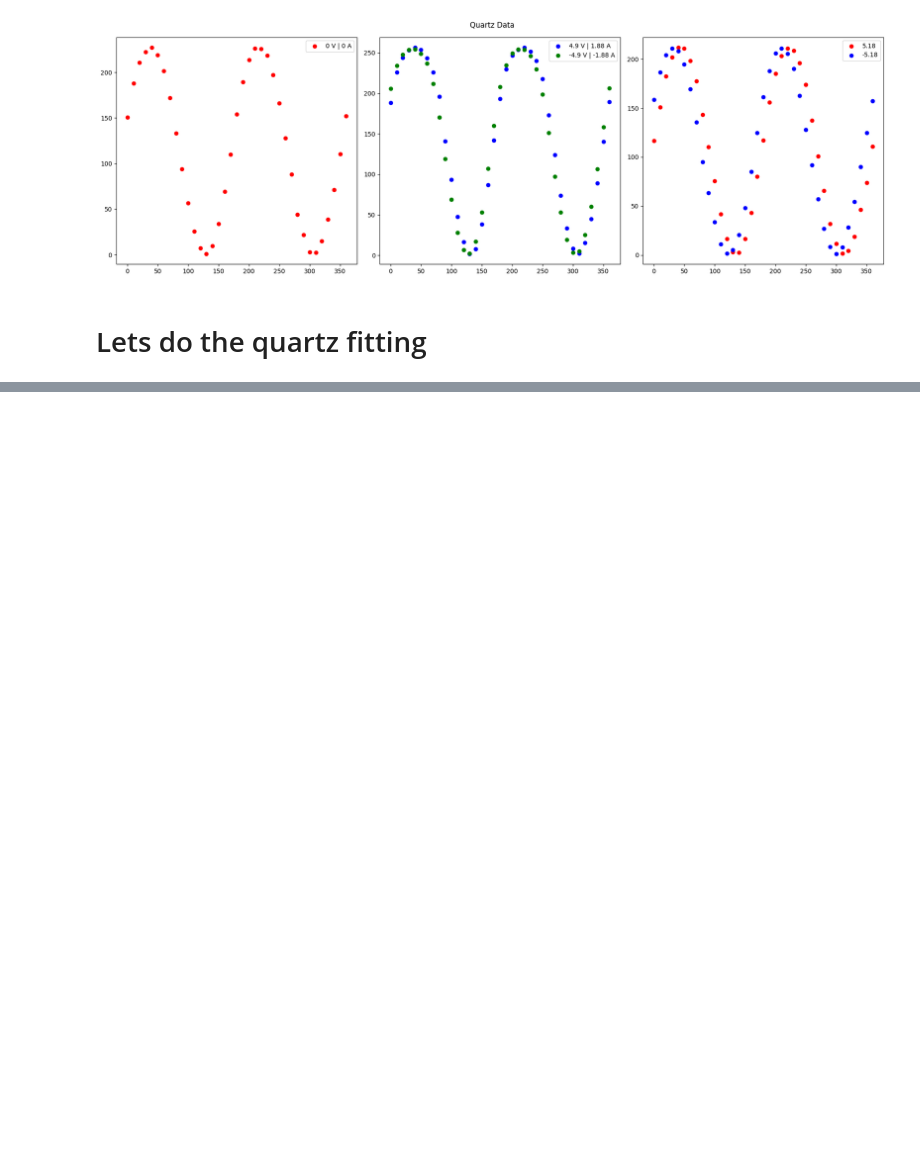
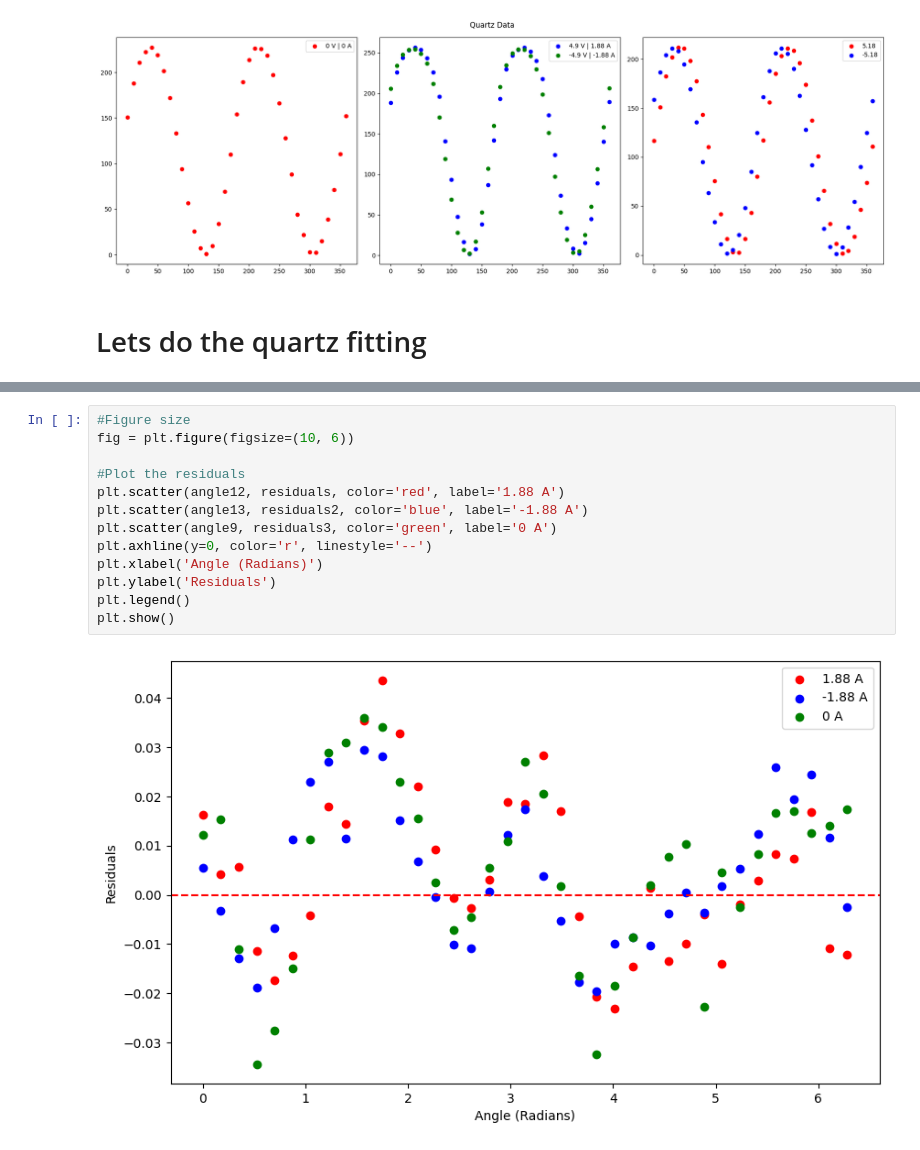
Before and after one commit to ChristianArgueta/PHSX-616, a Jupyter notebook: Faraday.ipynb, the cells around one changed output, grey strips where cells are left out. Drawn from its saved outputs; the diff is of its cells as text; blank space fills up the shorter version.

```diff
--- a/Faraday.ipynb
+++ b/Faraday.ipynb
@@ -162,0 +210,15 @@ The phase difference between the two data sets is 0.21950335745794547 radians
+# %%
+#Figure size
+fig = plt.figure(figsize=(10, 6))
+
+#Plot the residuals
+plt.scatter(angle12, residuals, color='red', label='1.88 A')
+plt.scatter(angle13, residuals2, color='blue', label='-1.88 A')
+plt.scatter(angle9, residuals3, color='green', label='0 A')
+plt.axhline(y=0, color='r', linestyle='--')
+plt.xlabel('Angle (Radians)')
+plt.ylabel('Residuals')
+plt.legend()
+plt.show()
+# %% [output]
+[figure, added]
```
Also changed, not shown: parts of 11 cells of this notebook.
